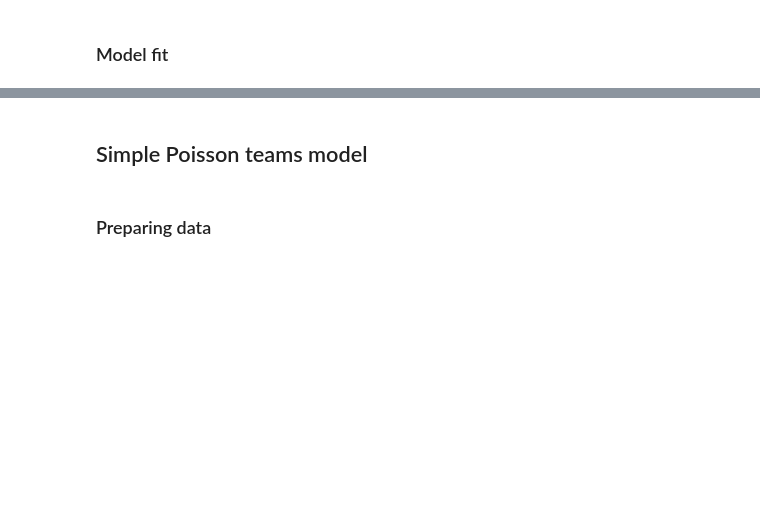
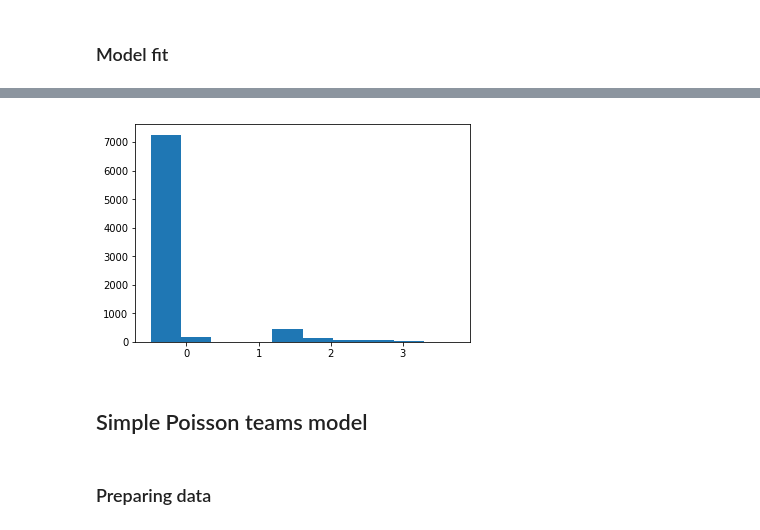
Before and after one commit to thomas-woodruff/footbot, a Jupyter notebook: app/notebooks/02.02 Assists Poisson models for partial matches.ipynb, the cells around one changed output, grey strips where cells are left out. Cells and saved outputs as stored; diff of their text form; code cells hidden in the pictures; blank space fills up the shorter version.

```diff
--- a/app/notebooks/02.02 Assists Poisson models for partial matches.ipynb
+++ b/app/notebooks/02.02 Assists Poisson models for partial matches.ipynb
@@ -236,0 +261,6 @@ plt.show()
+# %%
+epmm_exposure = epmm_df['minutes']
+# %%
+epmm_df = player.remove_redundant_columns(epmm_df, epmm_redundant_columns)
+# %%
+epmm_response_df, epmm_explanatory_df = player.get_response_explanatory_dfs(epmm_df, 'assists')
@@ -236,0 +273,8 @@ plt.show()
+# %%
+epmm_results = sm.GLM(
+    epmm_response_df,
+    epmm_explanatory_df,
+    family=sm.families.Poisson(),
+    missing='drop',
+    exposure=epmm_exposure
+).fit()
@@ -237,3 +326,9 @@ plt.show()
+# %%
+plt.figure()
+plt.hist(epmm_results.resid_deviance)
+plt.show()
+# %% [output]
+[figure, added]
 # %% [markdown]
 ## Simple Poisson teams model
 # %% [markdown]
```
Also changed, not shown: parts of 153 cells of this notebook, 7 other files.
